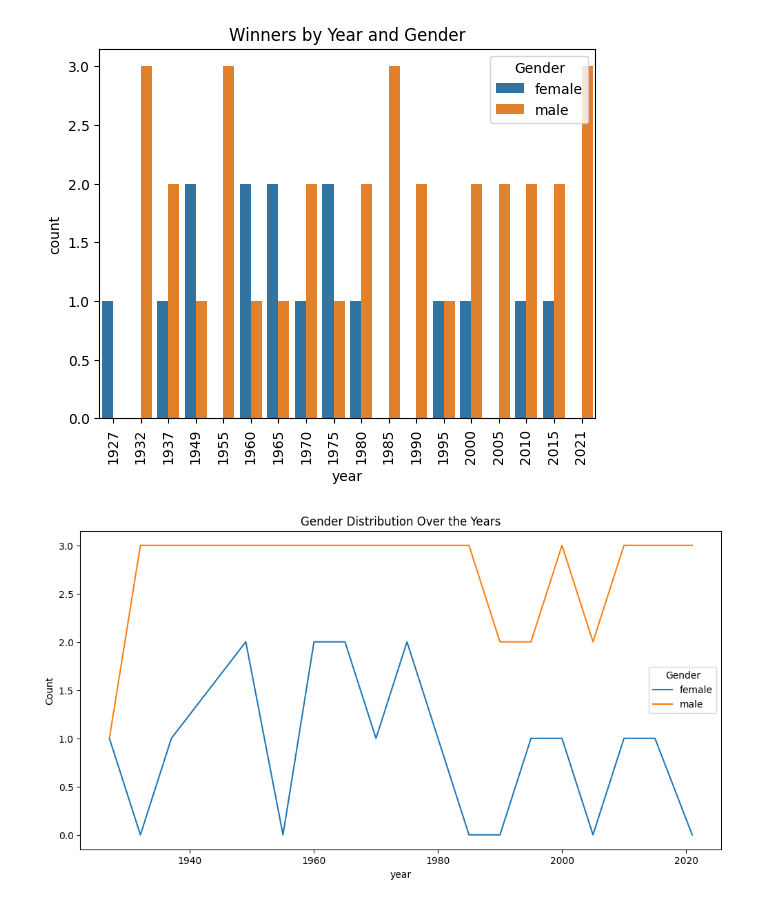
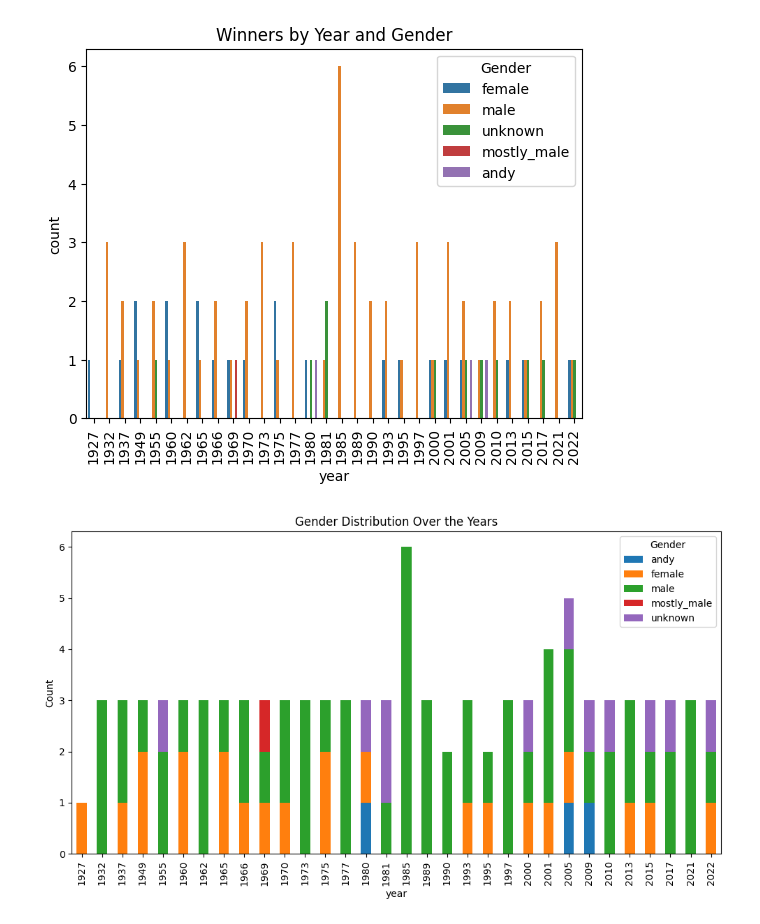
Before and after one commit to kburla/piano-data, a Jupyter notebook: scratch.ipynb, the cells around one changed output. Drawn from its saved outputs; the diff is of its cells as text; code cells hidden in the pictures.

Commit message:
added van cliburn and modularized data cleaning

```diff
--- a/scratch.ipynb
+++ b/scratch.ipynb
@@ -96,9 +157,8 @@ unknown
 # %%
 import pandas as pd
-import tabulate
+import tabulate as tab
 pd.set_option('display.max_rows', None)
 
-
-df = pd.read_csv('chopin_winners_full.csv')
-print(df)
+combined = pd.read_csv('combined.csv')
+print(combined)
 # %% [output]
@@ -146,18 +226,15 @@ Name: count, dtype: int64
 # %%
-import seaborn as sns
-import matplotlib.pyplot as plt
-
-sns.countplot(data=df, x='year', hue='Gender')
+sns.countplot(data=combined, x='year', hue='Gender')
 plt.xticks(rotation=90)
 plt.title('Winners by Year and Gender')
 plt.show()
 # %% [output]
-[figure, old version]
+[figure, new version]
 # %%
-gender_year = df.groupby(['year', 'Gender']).size().unstack().fillna(0)
-gender_year.plot(kind='line', stacked=True, figsize=(12,6))
+gender_year = combined.groupby(['year', 'Gender']).size().unstack().fillna(0)
+gender_year.plot(kind='bar', stacked=True, figsize=(12,6))
 plt.title('Gender Distribution Over the Years')
 plt.ylabel('Count')
 plt.show()
 # %% [output]
-[figure, old version]
+[figure, new version]
```
Also changed, not shown: parts of 10 cells of this notebook, 2 other files.
